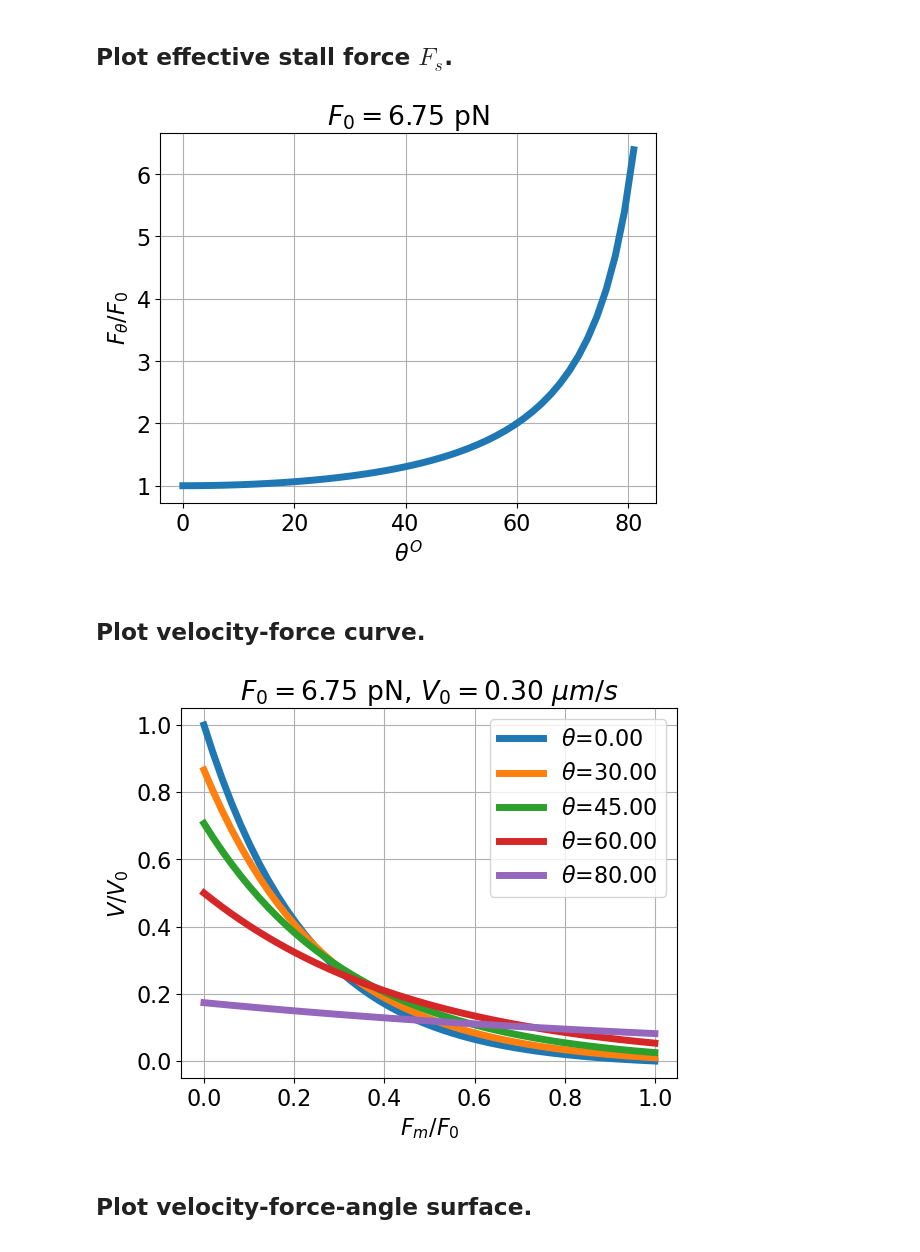
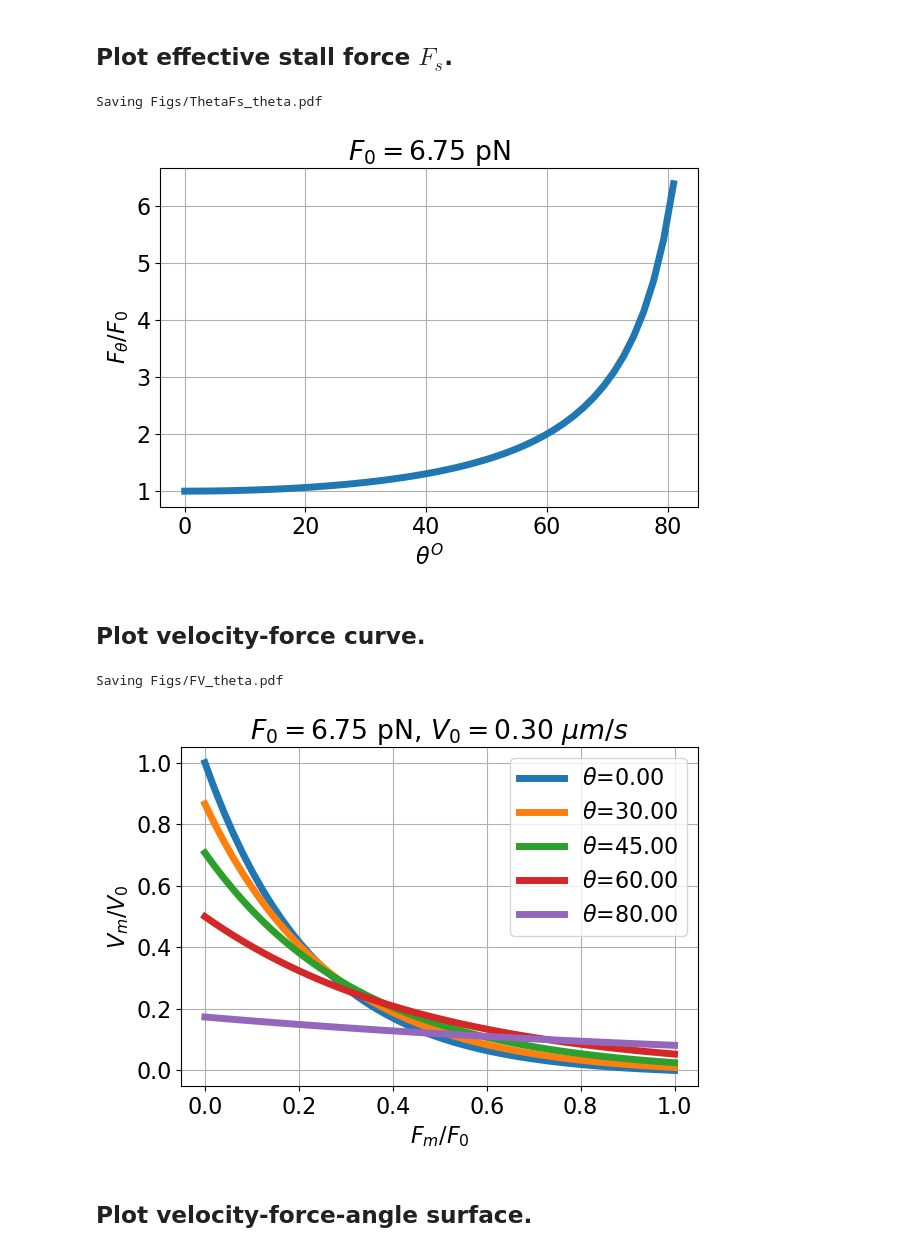
Before and after one commit to gawthrop/ActinRod24, a Jupyter notebook: ActinRod.ipynb, the cells around one changed output. Saved outputs shown, nothing was run; the diff lists cells and outputs as text; code cells hidden in the pictures.

```diff
--- a/ActinRod.ipynb
+++ b/ActinRod.ipynb
@@ -31,12 +32,15 @@ import IPython.display as disp
 import scipy.constants as const
 pi = np.pi
 
+## Cubic splines
+##from scipy.interpolate import CubicSpline
+
 quiet = False
 
 ## Plotting
 
 # Set Plotting = True to generate PDFs in Figs/
-Plotting = False
+Plotting = True
 
 lw = 5 # linewidth
 fontsize = 16
@@ -550,41 +558,43 @@ plt.grid()
 # plt.legend()
 Savefig('ThetaFs_theta')
 # %% [output]
+Saving Figs/ThetaFs_theta.pdf
-[figure, old version]
+[figure, new version]
 # %% [markdown]
 ## Plot velocity-force curve.
 # %%
 ## Incidence angle theta - stiff filament
 ## Plot curve V - F
 usingFs = False
 
 
 Theta = np.array([0,30,45,60,80])*pi/180
 for theta in Theta:
     label = f'$\\theta$={theta*180/pi:0.2f}'
     if usingFs:
         FF = np.linspace(0,1/costh)
     else:
         FF = np.linspace(0,1)
 
     VV = FVnormTheta(FF,gamma=gamma,theta=theta)
     if usingFs:
         plt.plot(FF*costh,VV,lw=lw,label=label)
     else:
         plt.plot(FF,VV,lw=lw,label=label)
 
 if usingFs:
     xlabel = '$F/F_s$'
 else:
     xlabel = '$F_m/F_0$'
 plt.xlabel(xlabel)
 plt.title(f'$F_0 = {F0*1e12:0.2f}$ pN, $V_0 = {V0*1e6:0.2f}~\mu m/s$')
-plt.ylabel('$V/V_0$')
+plt.ylabel('$V_m/V_0$')
 plt.grid()
 plt.legend()
 Savefig('FV_theta')
 # %% [output]
+Saving Figs/FV_theta.pdf
-[figure, old version]
+[figure, new version]
 # %% [markdown]
 ## Plot velocity-force-angle surface.
 # %%
```
Also changed, not shown: parts of 56 cells of this notebook, 4 other files.
